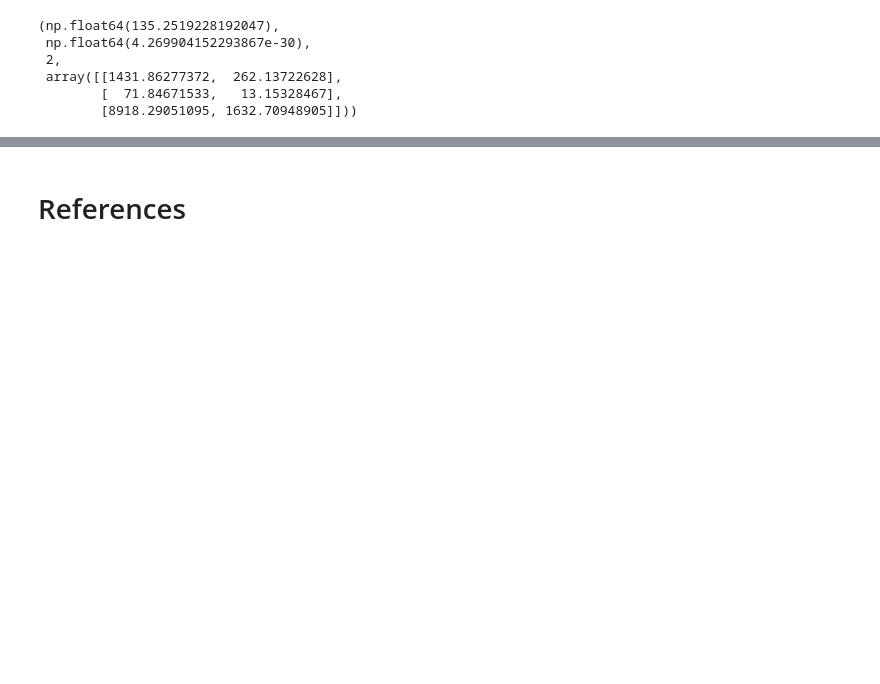
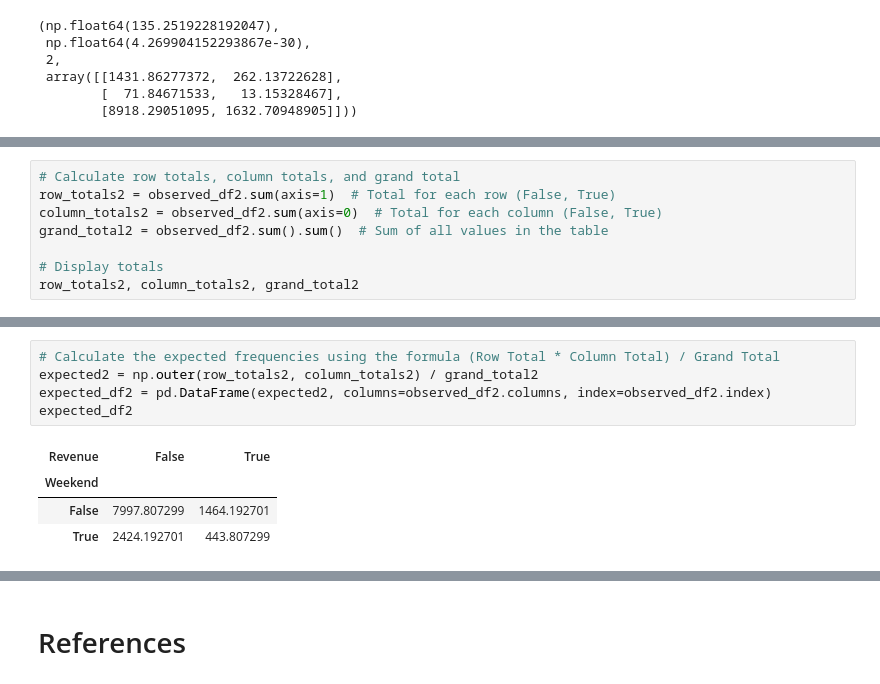
Before and after one commit to 2026362-Silvia/Statistic, a Jupyter notebook: 2nd Assessment/2026362_SilviaSolanoMarchini_Statistic_2ndAssesment.ipynb, the cells around one changed output, grey strips where cells are left out. Saved outputs shown, nothing was run; the diff lists cells and outputs as text; blank space fills up the shorter version.

```diff
--- a/2nd Assessment/2026362_SilviaSolanoMarchini_Statistic_2ndAssesment.ipynb
+++ b/2nd Assessment/2026362_SilviaSolanoMarchini_Statistic_2ndAssesment.ipynb
@@ -983,0 +1014,8 @@ chi2_stat, p_value, df_scipy, expected_scipy
+# %%
+# Calculate row totals, column totals, and grand total
+row_totals2 = observed_df2.sum(axis=1)  # Total for each row (False, True)
+column_totals2 = observed_df2.sum(axis=0)  # Total for each column (False, True)
+grand_total2 = observed_df2.sum().sum()  # Sum of all values in the table
+
+# Display totals
+row_totals2, column_totals2, grand_total2
@@ -983,0 +1032,10 @@ chi2_stat, p_value, df_scipy, expected_scipy
+# %%
+# Calculate the expected frequencies using the formula (Row Total * Column Total) / Grand Total
+expected2 = np.outer(row_totals2, column_totals2) / grand_total2
+expected_df2 = pd.DataFrame(expected2, columns=observed_df2.columns, index=observed_df2.index)
+expected_df2
+# %% [output]
+| Revenue | False | True |
+| Weekend |  |  |
+| False | 7997.807299 | 1464.192701 |
+| True | 2424.192701 | 443.807299 |
```
Also changed, not shown: parts of 30 cells of this notebook.
